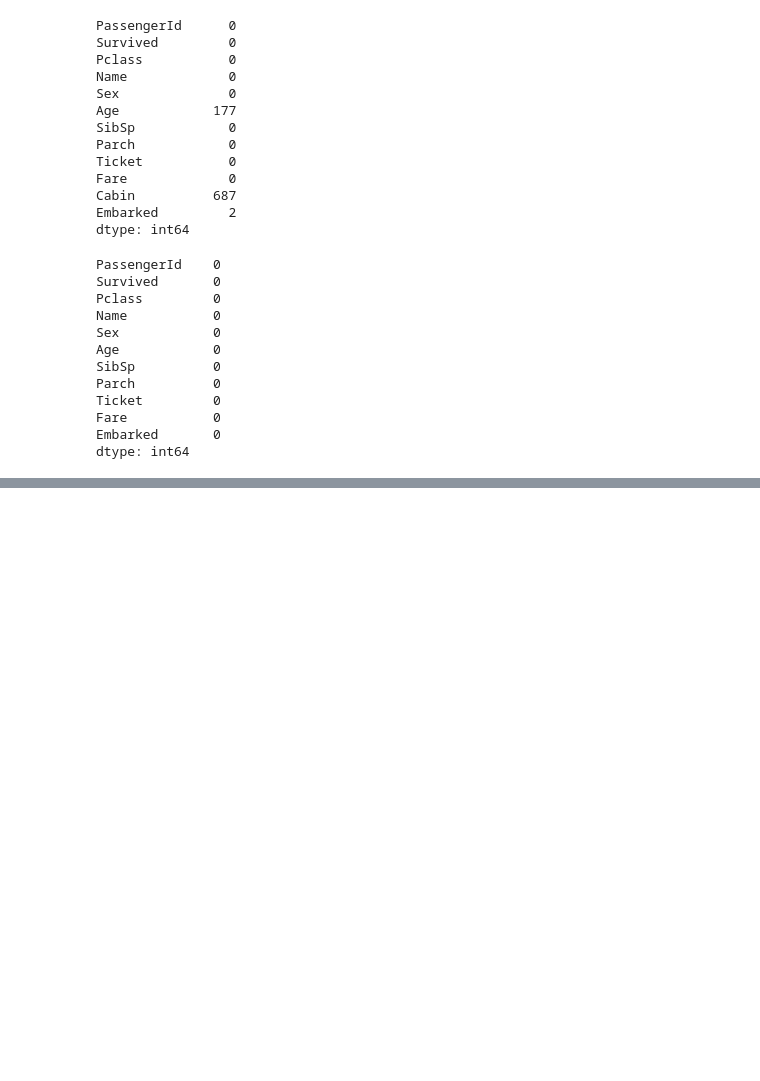
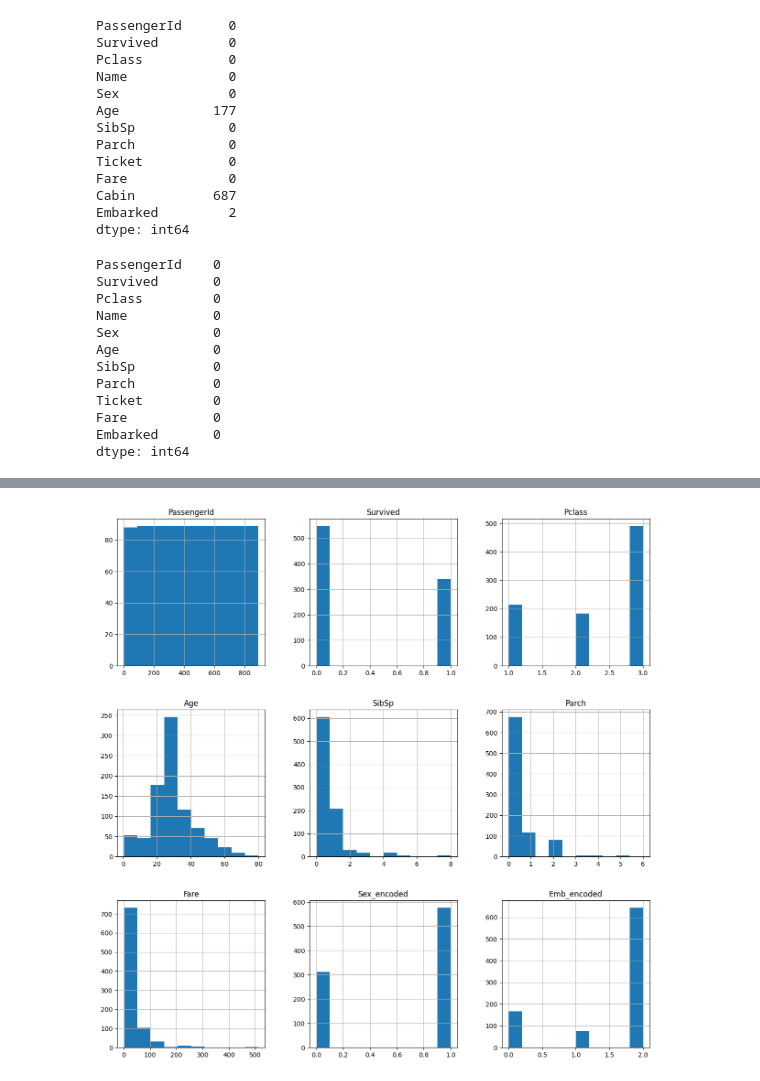
Before and after one commit to Khalid-Alnowaiser/Titanic-Dataset-Kaggle, a Jupyter notebook: phase-1-1.ipynb, the cells around one changed output, grey strips where cells are left out. Saved outputs shown, nothing was run; the diff lists cells and outputs as text; code cells hidden in the pictures; blank space fills up the shorter version.

```diff
--- a/phase-1-1.ipynb
+++ b/phase-1-1.ipynb
@@ -153,0 +211,6 @@ dtype: int64
+# %%
+#5 Data Visualization:
+num_data.hist(figsize=(15, 15))
+plt.show()
+# %% [output]
+[figure, added]
```
Also changed, not shown: parts of 16 cells of this notebook.
